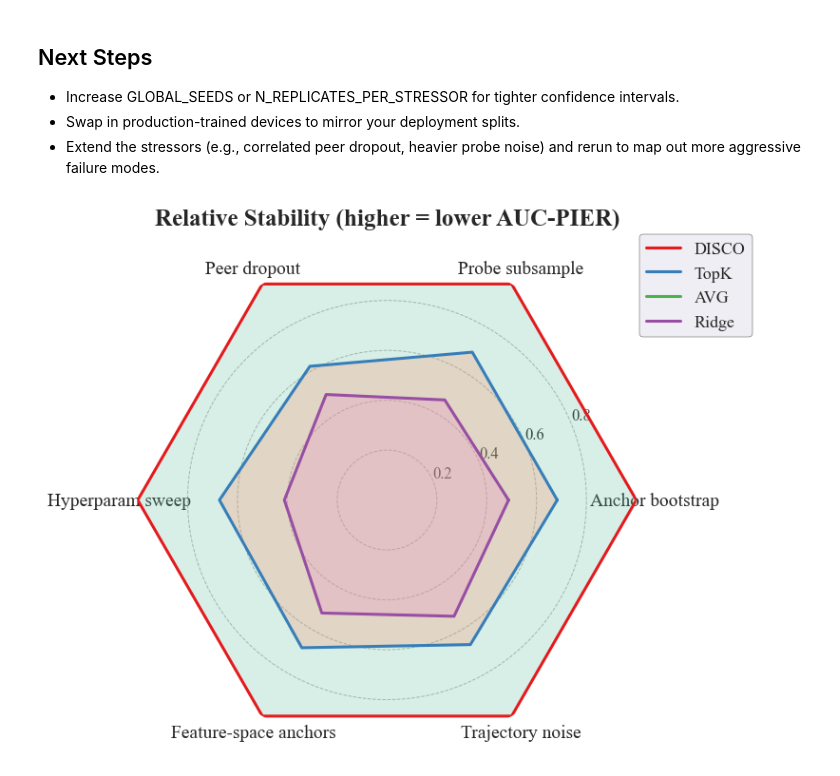
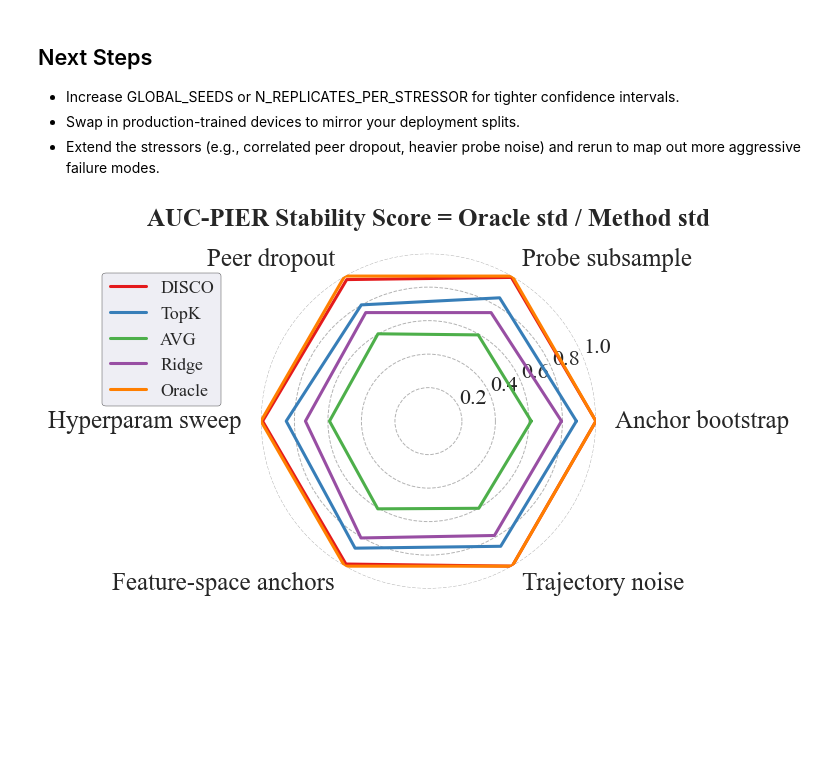
Before and after one commit to youlei202/Distributed-Synthetic-Control-Explanations, a Jupyter notebook: experiments/notebooks/stability_robustness_study.ipynb, the cells around one changed output. Drawn from its saved outputs; the diff is of its cells as text; code cells hidden in the pictures; blank space fills up the shorter version.

```diff
--- a/experiments/notebooks/stability_robustness_study.ipynb
+++ b/experiments/notebooks/stability_robustness_study.ipynb
@@ -73,7 +73,7 @@ TOPK_NEIGHBORS = 5        # Top-K baseline uses this many peers when possible
 HYPERPARAM_LAMBDAS = [0.0, 0.005, 0.01, 0.05]
 HYPERPARAM_K = [8, 12, 16]
 
-METHODS = ['DISCO', 'TopK', 'AVG', 'Ridge']
+METHODS = ['DISCO', 'TopK', 'AVG', 'Ridge', 'Oracle']
 STRESSORS = ['anchor_bootstrap', 'probe_subsample', 'peer_dropout', 'hyperparams', 'anchor_space', 'trajectory_noise']
 STRESSOR_LABELS = {
     'anchor_bootstrap': 'Anchor bootstrap',
@@ -764,7 +809,7 @@ if "oracle" in METHODS:
 n_stressors = len(STRESSORS)
 n_cols = min(2, n_stressors)
 n_rows = int(np.ceil(n_stressors / n_cols))
-fig, axes = plt.subplots(n_rows, n_cols, figsize=(4 * n_cols, 3.2 * n_rows), sharey=not USE_KDE)
+fig, axes = plt.subplots(n_rows, n_cols, figsize=(4 * n_cols, 2.8 * n_rows), sharey=not USE_KDE)
 axes = np.atleast_1d(axes).flatten()
 
 for ax in axes:
@@ -782,6 +827,8 @@ for ax, stressor in zip(axes, STRESSORS):
         continue
 
     for method in METHODS:
+        if method == 'Oracle':
+            continue
         values = subset.loc[subset['method'] == method, 'auc_abs'].dropna()
         if values.empty:
             continue
@@ -912,71 +959,78 @@ stressor_order = [
 ]
 stressor_labels = [STRESSOR_LABELS[s] for s in stressor_order]
 
-radar_methods = ['DISCO', 'TopK', 'AVG', 'Ridge', 'Oracle']
+methods = ['DISCO', 'TopK', 'AVG', 'Ridge']
 
 agg = (
     metrics_df.groupby(['stressor', 'method'])
-    .agg(mean_auc=('auc_abs', 'mean'))
+    .agg(std_auc=('auc_abs', 'std'))
     .reset_index()
 )
 
-scores, eps = {}, 1e-6
-for stressor in stressor_order:
-    slab = agg[agg['stressor'] == stressor]
-    vals = slab.set_index('method')['mean_auc']
-    max_val, min_val = vals.max(), vals.min()
-    denom = max(max_val - min_val, eps)
-    for method in radar_methods:
-        raw = vals.get(method, np.nan)
-        if np.isnan(raw):
-            score = np.nan
-        elif denom <= eps:   # All identical → give full credit
-            score = 1.0
-        else:
-            score = 1.0 - (raw - min_val) / denom
-        scores.setdefault(method, []).append(score)
+oracle_std = (
+    agg[agg['method'] == 'Oracle']
+    .set_index('stressor')['std_auc']
+    .reindex(stressor_order)
+)
 
-valid_idx = [
-    i for i in range(len(stressor_order))
-    if not all(np.isnan(scores[m][i]) for m in radar_methods)
-]
-stressor_labels = [stressor_labels[i] for i in valid_idx]
-for method in radar_methods:
-    scores[method] = [scores[method][i] for i in valid_idx]
+scores = {}
+for method in methods:
+    std_vals = (
+        agg[agg['method'] == method]
+        .set_index('stressor')['std_auc']
+        .reindex(stressor_order)
+    )
+    ratio = oracle_std / std_vals
+    ratio = ratio.replace([np.inf, -np.inf], np.nan).fillna(0.0)
+    scores[method] = np.clip(ratio.values, 0.0, 1.0).tolist()
 
-num_axes = len(stressor_labels)
+scores['Oracle'] = [1.0] * len(stressor_order)
+
+num_axes = len(stressor_order)
 angles = np.linspace(0, 2 * np.pi, num_axes, endpoint=False).tolist()
 angles += angles[:1]
 
-line_palette = sns.color_palette('Set1', n_colors=len(radar_methods))
-fill_palette = sns.color_palette('Set2', n_colors=len(radar_methods))
+plot_methods = methods + ['Oracle']
+line_palette = sns.color_palette('Set1', n_colors=len(plot_methods))
+fill_palette = sns.color_palette('Set2', n_colors=len(plot_methods))
 
 fig, ax = plt.subplots(subplot_kw={'polar': True}, figsize=(7, 6))
 ax.set_facecolor('white')
 
-for method, line_color, fill_color in zip(radar_methods, line_palette, fill_palette):
+for method, line_color, fill_color in zip(plot_methods, line_palette, fill_palette):
     values = np.array(scores[method], dtype=float)
-    if np.isnan(values).any():
-        continue
-    values = np.clip(values, 0.0, 1.0)
     values = np.concatenate([values, values[:1]])
     ax.plot(angles, values, label=method, color=line_color, linewidth=2.2)
-    ax.fill(angles, values, color=fill_color, alpha=0.25)
+    # ax.fill(angles, values, color=fill_color,
+    #         alpha=0.25 if method != 'Oracle' else 0.10)
 
 ax.set_xticks(angles[:-1])
-ax.set_xticklabels(stressor_labels, fontsize=14)
-ax.set_yticks([0.2, 0.4, 0.6, 0.8])
-ax.set_yticklabels(['0.2', '0.4', '0.6', '0.8'], fontsize=12)
+ax.set_xticklabels(stressor_labels, fontsize=18)
+
+# Orient each label along its spoke to reduce overlap
+for label, angle in zip(ax.get_xticklabels(), angles[:-1]):
+    angle_deg = np.degrees(angle)
+    label.set_rotation(angle_deg - 90)
+    label.set_rotation_mode('anchor')
+    if 90 <= angle_deg <= 270:
+        label.set_horizontalalignment('right')
+    else:
+        label.set_horizontalalignment('left')
+    label.set_verticalalignment('center')
+
+ax.set_yticks([0.2, 0.4, 0.6, 0.8, 1.0])
+ax.set_yticklabels(['0.2', '0.4', '0.6', '0.8', '1.0'], fontsize=16)
 ax.set_ylim(0, 1.0)
 ax.yaxis.grid(True, color='gray', linestyle='--', linewidth=0.7, alpha=0.6)
-ax.spines['polar'].set_visible(False)
+ax.spines['polar'].set_visible(True)
 
-ax.set_title('Relative Stability (higher = lower AUC-PIER)',
+ax.set_title('AUC-PIER Stability Score = Oracle std / Method std',
              fontsize=18, fontweight='bold', pad=20)
-ax.legend(loc='upper right', bbox_to_anchor=(1.25, 1.05),
+ax.legend(loc='upper left', bbox_to_anchor=(-0.5, 0.97),
           frameon=True, framealpha=0.8, edgecolor='black', fontsize=13)
 
 plt.tight_layout()
+plt.savefig("../pictures/stability.pdf", format="pdf", bbox_inches="tight")
 plt.show()
 # %% [output]
-[figure, old version]
+[figure, new version]
```
Also changed, not shown: parts of 7 cells of this notebook, 2 other files.
